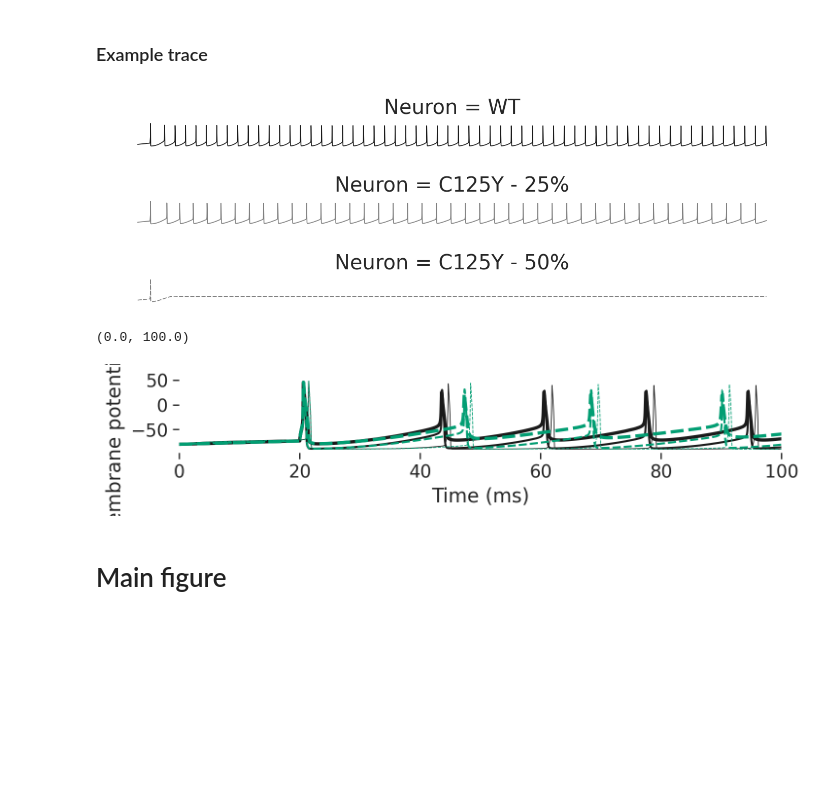
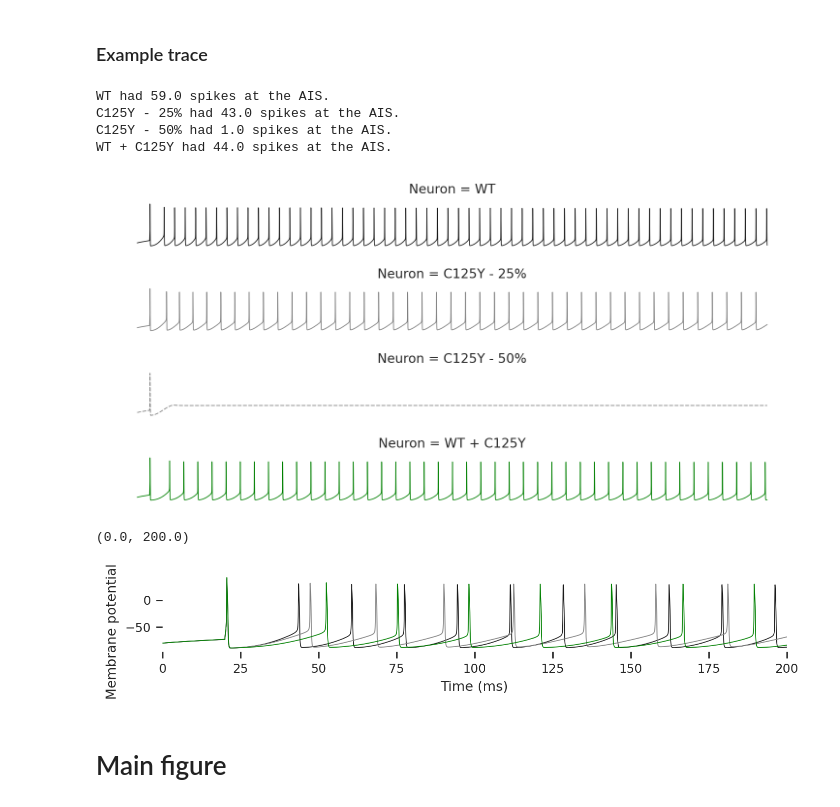
Before and after one commit to ChrisCurrin/pv-kcnc2, a Jupyter notebook: notebook.ipynb, the cells around one changed output. Saved outputs shown, nothing was run; the diff lists cells and outputs as text; code cells hidden in the pictures; blank space fills up the shorter version.

Commit message:
feat: included mixed expression kinetics

```diff
--- a/notebook.ipynb
+++ b/notebook.ipynb
@@ -610,7 +719,7 @@ for key, value in range_props.items():
             value=ppn_mut_props[key],
             min=value[0],
             max=value[1],
-            step=0.1 if key in ["theta_m", "k_m", "tau_m"] else 1,
+            step=0.1 if key in ["k_m", "tau_m"] else 1,
             description=key,
             continuous_update=False,
             readout=True,
@@ -628,6 +737,7 @@ def on_reset(b):
             slider: widgets.FloatSlider
             slider.value = ppn_mut_props[slider.description]
             # slider.notify_change({"name": "value", "old": None, "new": slider.value, "owner": slider})
+            # print(ppn_mut_props)
 
 button = widgets.Button(description="Reset")
 button.on_click(on_reset)
@@ -878,6 +1100,3 @@ sns.relplot(
 # %% [output]
 <seaborn.axisgrid.FacetGrid at 0x...>
 [figure]
-# %%
-col="theta_m"
-param_df[col].unique()
@@ -888,8 +1104,12 @@ array([-13. , -16.7, -20.4, -24.1, -27.8, -31.5, -35.2, -38.9, -42.6,
 with sns.plotting_context("poster"):
     fig, axes = plt.subplot_mosaic(
         [
-            [f"{p}_{mech_type}" for p in props_to_find],  # how normal channels can be impacted
-            [f"{p}_{mech_type}m" for p in props_to_find],  # how pathological channels can be repaired
+            [
+                f"{p}_{mech_type}" for p in props_to_find
+            ],  # how normal channels can be impacted
+            [
+                f"{p}_{mech_type}m" for p in props_to_find
+            ],  # how pathological channels can be repaired
         ],
         sharey=True,
         sharex=True,
@@ -961,15 +1181,20 @@ pv_mut_half = get_pv("C125Y - 50%")
 pv_mut_half.biophys()
 mut(pv_mut_half, 0.5)
 
+pv_mixed = get_pv_mixed("WT + C125Y")
+pv_mixed.biophys()
+mut(pv_mixed, 1)
+
 # create datafrome for voltage at nodes
 v_df = pd.DataFrame()
-
-for nrn in [
+pv_nrns = [
     pv_wt,
     pv_mut_1,
     pv_mut_half,
+    pv_mixed,
     # pv_mut_3_4, pv_mut_half, pv_mut_quart
-]:
+]
+for nrn in pv_nrns:
     # set_nrn_prop(nrn, "ek", -85, ignore_error=True)
     AP, x_df = get_cached_df(nrn.name, nrn, amp, dur, shape_plot=True)
     soma = x_df.iloc[:, 0]
@@ -978,7 +1203,12 @@ for nrn in [
     ais_columns = sorted(set([(a, x) for a, x in x_df.columns if "axon" in a]))
     ais_v = x_df[ais_columns[-1]]
 
+    ap_soma = AP["soma"].n
+    ap_ais = AP["init"].n
+    ap_axon = AP["comm"].n
+
     nrn_name = nrn.name[: nrn.name.find("(")].replace("test", "")
+    print(f"{nrn_name} had {ap_ais} spikes at the AIS.")
 
     v_df = pd.concat(
         [
@@ -1004,43 +1234,43 @@ for nrn in [
                     VOLTAGE_LABEL: ais_v.values,
                     TIME_LABEL: ais_v.index,
                     "Neuron": nrn_name,
                     "loc": "AIS",
                 },
             ),
         ],
         ignore_index=True,
     )
 
 g = sns.relplot(
     data=v_df,
     x=TIME_LABEL,
     y=VOLTAGE_LABEL,
     hue="Neuron",
-    hue_order=[
-        nrn.name[: nrn.name.find("(")].replace("test", "")
-        for nrn in [pv_wt, pv_mut_1, pv_mut_half]
-    ],
-    palette=["k", "grey", "grey"],
+    hue_order=[nrn.name[: nrn.name.find("(")].replace("test", "") for nrn in pv_nrns],
+    palette=["k", "grey", "grey", "green"],
     style="Neuron",
-    dashes=["", "", (4.8, 1.8)],
+    dashes=["", "", (4.8, 1.8), ""],
     size="loc",
     size_order=["AIS"],
     legend=False,
     aspect=8,
     height=1,
     row="Neuron",
     kind="line",
 )
 # remove borders, labels, and ticks
 sns.despine(left=True, bottom=True)
 g.set(xlabel="", ylabel="", xticks=[], yticks=[])
 
-for nrn in [pv_wt, pv_mut_1, pv_mut_half]:
+for nrn in pv_nrns:
     remove_cell_from_neuron(nrn)
 # %% [output]
+WT had 59.0 spikes at the AIS.
+C125Y - 25% had 43.0 spikes at the AIS.
+C125Y - 50% had 1.0 spikes at the AIS.
+WT + C125Y had 44.0 spikes at the AIS.
-[figure, old version]
+[figure, new version]
 # %%
-
 fig, ax = plt.subplots(figsize=(8, 1))
 sns.lineplot(
     data=v_df,
@@ -1049,23 +1279,23 @@ sns.lineplot(
     hue="Neuron",
     hue_order=[
         nrn.name[: nrn.name.find("(")].replace("test", "")
-        for nrn in [pv_wt, pv_mut_1]
+        for nrn in [pv_wt, pv_mut_1, pv_mixed]
     ],
-    palette=["k", "g"],
-    style="Neuron",
+    palette=["k", "grey", "green"],
+    # style="Neuron",
     # dashes=["", "", (4.8, 1.8)],
     size="loc",
-    size_order=["soma", "AIS", "axon"],
+    size_order=["AIS"],
     ax=ax,
     legend=False,
 )
 # remove borders, labels, and ticks
 sns.despine(ax=ax, left=True, bottom=True)
 # ax.set(xlabel="", ylabel="", xticks=[], yticks=[])
-ax.set_xlim(0, 100)
+ax.set_xlim(0, 200)
 # %% [output]
-(0.0, 100.0)
+(0.0, 200.0)
-[figure, old version]
+[figure, new version]
 # %% [markdown]
 # Main figure
 # %%
```
Also changed, not shown: parts of 13 cells of this notebook, 8 other files.
